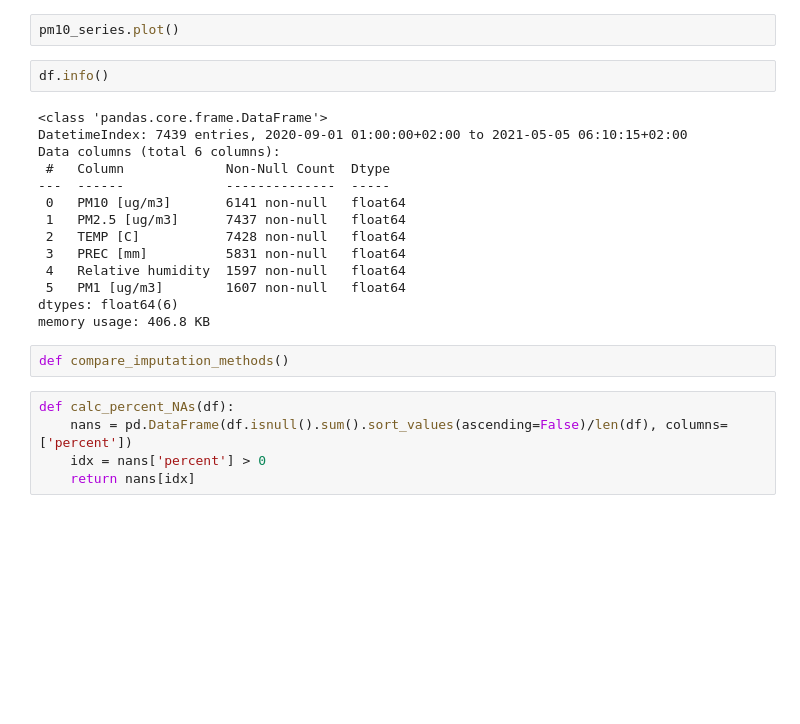
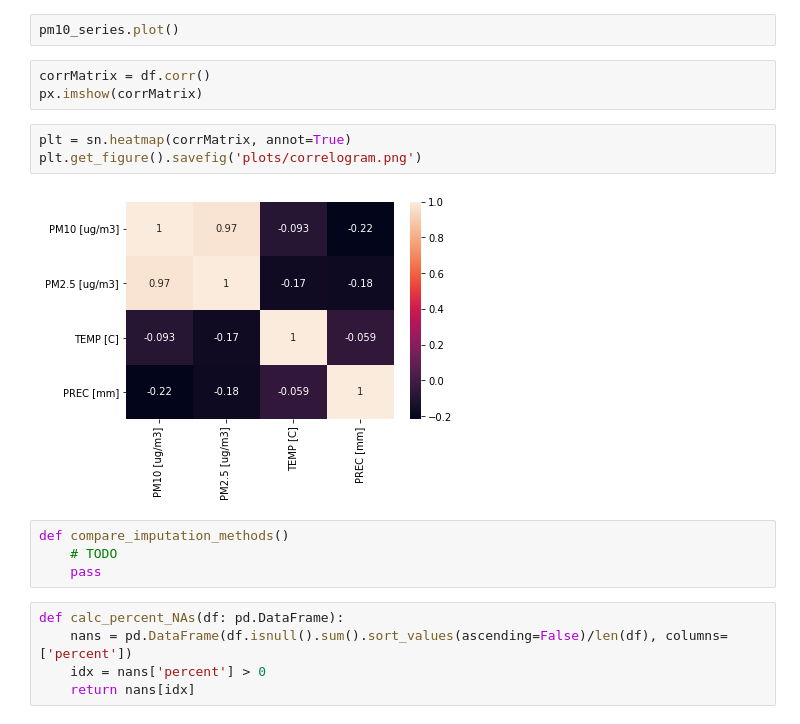
Before and after one commit to ClementSicard/AirQuality-Data-Science-Project, a Jupyter notebook: notebook.ipynb, the cells around one changed output. Cells and saved outputs as stored; diff of their text form; blank space fills up the shorter version.

```diff
--- a/notebook.ipynb
+++ b/notebook.ipynb
@@ -106,26 +105,20 @@ humidity_series.plot()
 pm25_series.plot()
 # %%
 pm10_series.plot()
-# %%
-df.info()
-# %% [output]
-<class 'pandas.core.frame.DataFrame'>
-DatetimeIndex: 7439 entries, 2020-09-01 01:00:00+02:00 to 2021-05-05 06:10:15+02:00
-Data columns (total 6 columns):
- #   Column             Non-Null Count  Dtype
----  ------             --------------  -----
- 0   PM10 [ug/m3]       6141 non-null   float64
- 1   PM2.5 [ug/m3]      7437 non-null   float64
- 2   TEMP [C]           7428 non-null   float64
- 3   PREC [mm]          5831 non-null   float64
- 4   Relative humidity  1597 non-null   float64
- 5   PM1 [ug/m3]        1607 non-null   float64
-dtypes: float64(6)
-memory usage: 406.8 KB
+# %%
+corrMatrix = df.corr()
+px.imshow(corrMatrix)
+# %%
+plt = sn.heatmap(corrMatrix, annot=True)
+plt.get_figure().savefig('plots/correlogram.png')
+# %% [output]
+[figure, added]
 # %%
 def compare_imputation_methods()
+    # TODO
+    pass
 # %%
-def calc_percent_NAs(df):
+def calc_percent_NAs(df: pd.DataFrame):
     nans = pd.DataFrame(df.isnull().sum().sort_values(ascending=False)/len(df), columns=['percent'])
     idx = nans['percent'] > 0
     return nans[idx]
```
Also changed, not shown: parts of 15 cells of this notebook, 19 other files.
